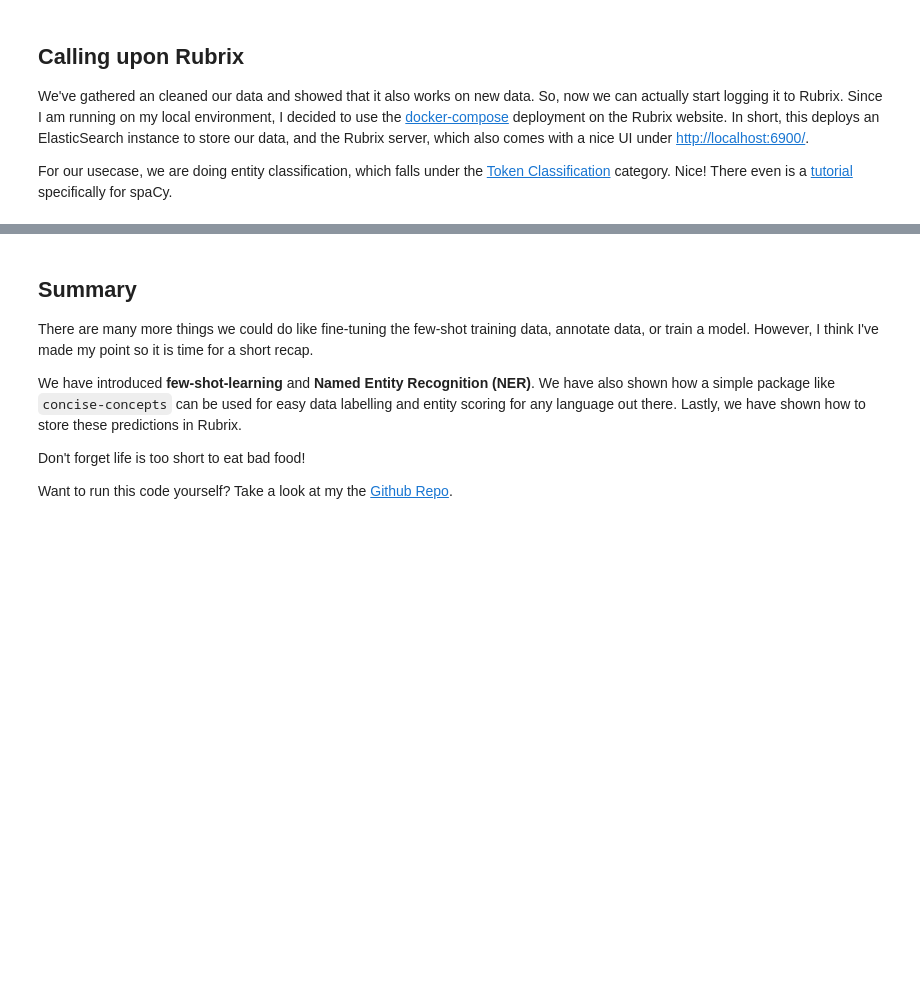
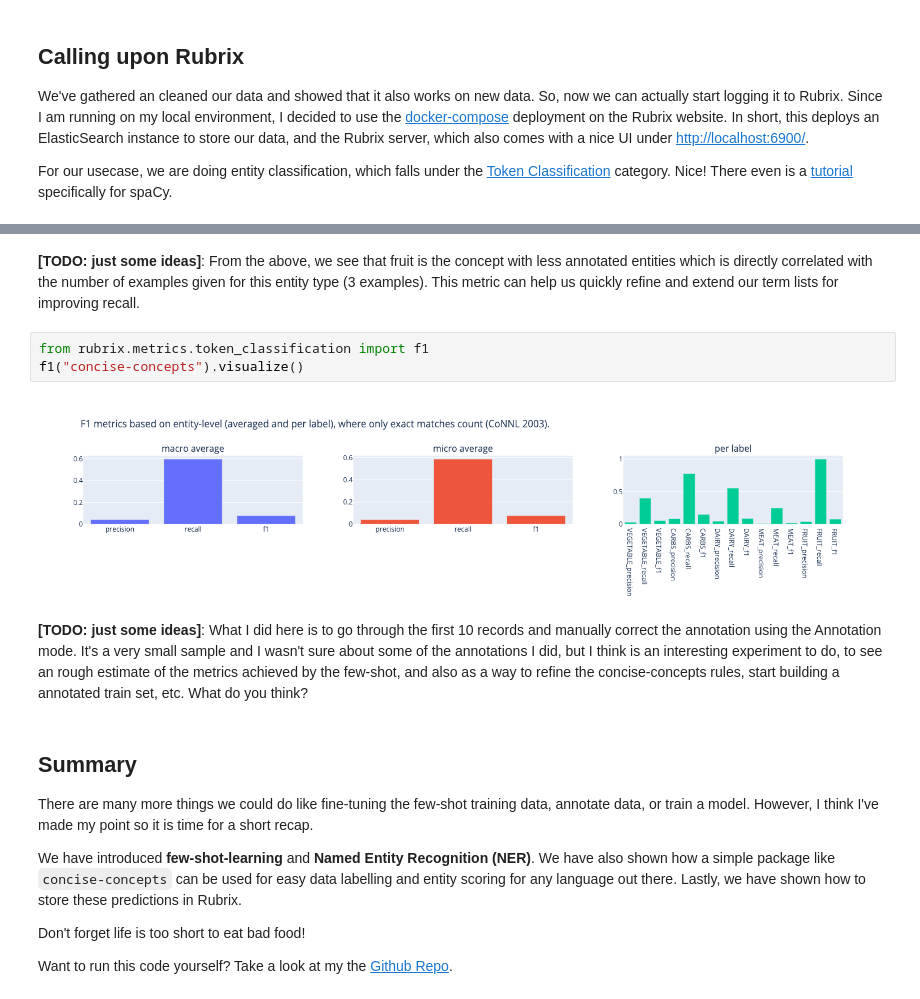
Before and after one commit to maxdata/rubrix-blogs, a Jupyter notebook: concise-concepts.ipynb, the cells around one changed output, grey strips where cells are left out. Cells and saved outputs as stored; diff of their text form; blank space fills up the shorter version.

```diff
--- a/concise-concepts.ipynb
+++ b/concise-concepts.ipynb
@@ -160,3 +179,12 @@ We can now go to [http://localhost:6900/](http://localhost:6900/), look at the r
+# %% [markdown]
+**[TODO: just some ideas]**: From the above, we see that fruit is the concept with less annotated entities which is directly correlated with the number of examples given for this entity type (3 examples). This metric can help us quickly refine and extend our term lists for improving recall.
+# %%
+from rubrix.metrics.token_classification import f1
+f1("concise-concepts").visualize()
+# %% [output]
+[figure, added]
+# %% [markdown]
+**[TODO: just some ideas]**: What I did here is to go through the first 10 records and manually correct the annotation using the Annotation mode. It's a very small sample and I wasn't sure about some of the annotations I did, but I think is an interesting experiment to do, to see an rough estimate of the metrics achieved by the few-shot, and also as a way to refine the concise-concepts rules, start building a annotated train set, etc. What do you think?
 # %% [markdown]
 ## Summary
 
```
Also changed, not shown: parts of 10 cells of this notebook, 2 other files.
